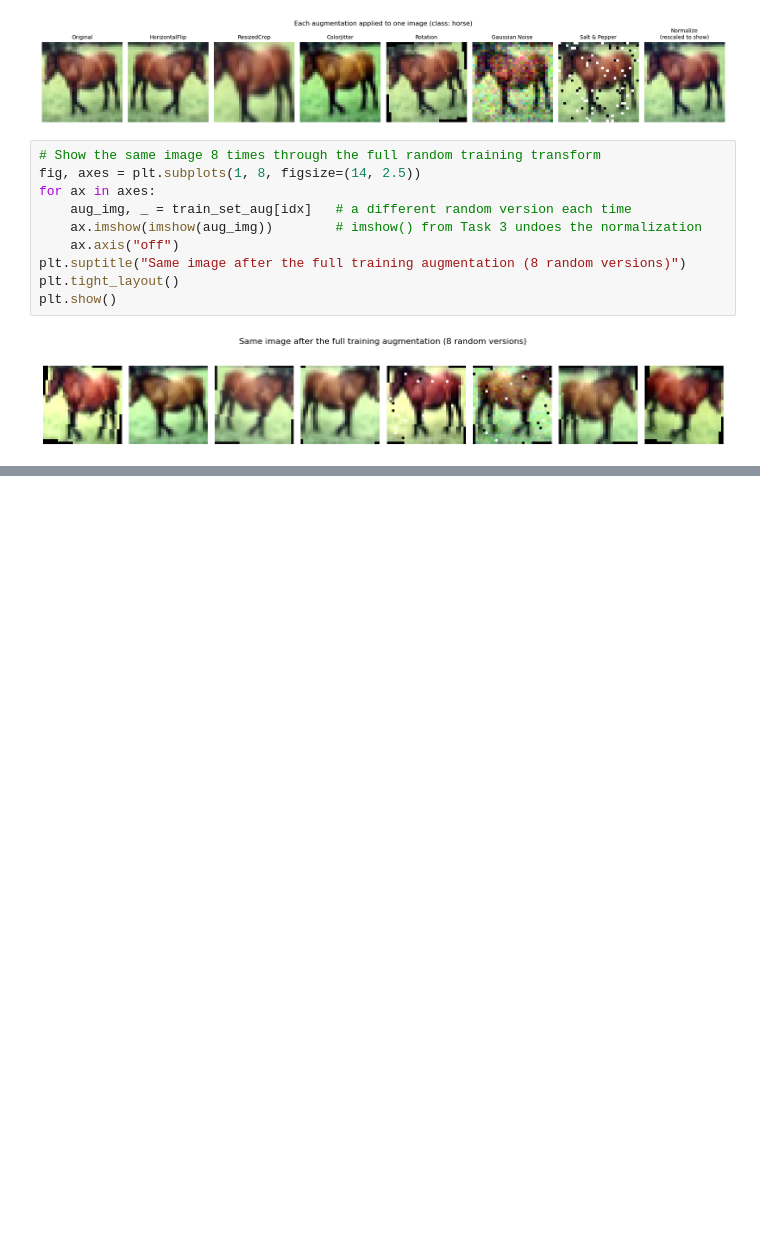
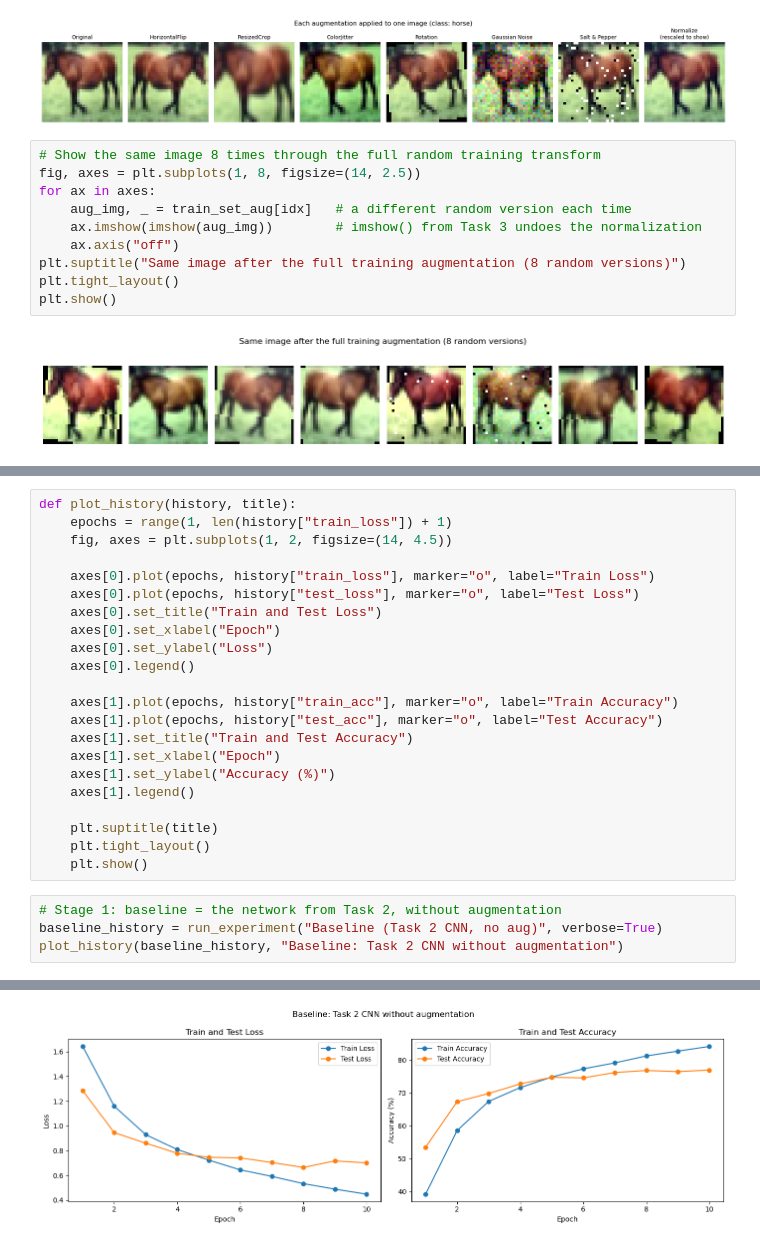
Before and after one commit to bayanAlghamdi/Deep-Learning-Assignment-2, a Jupyter notebook: Assignment-2 DL.ipynb, the cells around one changed output, grey strips where cells are left out. Cells and saved outputs as stored; diff of their text form; blank space fills up the shorter version.

Commit message:
Task 5 Done

```diff
--- a/Assignment-2 DL.ipynb
+++ b/Assignment-2 DL.ipynb
@@ -337,0 +435,27 @@ plt.show()
+# %%
+def plot_history(history, title):
+    epochs = range(1, len(history["train_loss"]) + 1)
+    fig, axes = plt.subplots(1, 2, figsize=(14, 4.5))
+
+    axes[0].plot(epochs, history["train_loss"], marker="o", label="Train Loss")
+    axes[0].plot(epochs, history["test_loss"], marker="o", label="Test Loss")
+    axes[0].set_title("Train and Test Loss")
+    axes[0].set_xlabel("Epoch")
+    axes[0].set_ylabel("Loss")
+    axes[0].legend()
+
+    axes[1].plot(epochs, history["train_acc"], marker="o", label="Train Accuracy")
+    axes[1].plot(epochs, history["test_acc"], marker="o", label="Test Accuracy")
+    axes[1].set_title("Train and Test Accuracy")
+    axes[1].set_xlabel("Epoch")
+    axes[1].set_ylabel("Accuracy (%)")
+    axes[1].legend()
+
+    plt.suptitle(title)
+    plt.tight_layout()
+    plt.show()
+# %%
+# Stage 1: baseline = the network from Task 2, without augmentation
+baseline_history = run_experiment("Baseline (Task 2 CNN, no aug)", verbose=True)
+plot_history(baseline_history, "Baseline: Task 2 CNN without augmentation")
+# %% [output]
@@ -337,0 +473 @@ plt.show()
+[figure, added]
```
Also changed, not shown: parts of 10 cells of this notebook.
